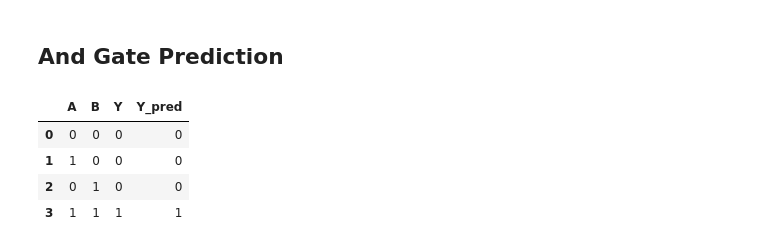
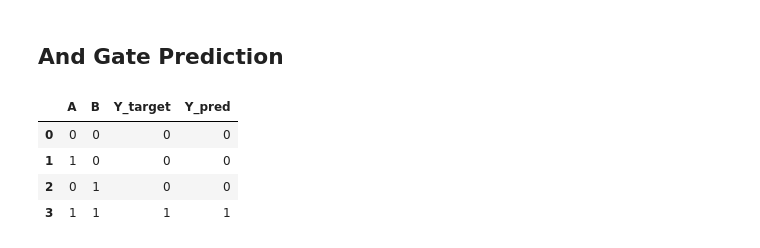
Before and after one commit to tiesen243/neural-network, a Jupyter notebook: perceptron.ipynb, the cells around one changed output. Drawn from its saved outputs; the diff is of its cells as text; code cells hidden in the pictures.

```diff
--- a/perceptron.ipynb
+++ b/perceptron.ipynb
@@ -117,7 +119,7 @@ pd.DataFrame(
 # %% [markdown]
 ## And Gate Prediction
 # %%
-p = Perceptron(learning_rate=0.01, n_iters=1000)
+p = Perceptron(learning_rate=0.01, n_iters=1000,act=step)
 # %%
 data = [[0,0,0],[0,1,0],[1,0,0],[1,1,1]]
 # %%
@@ -127,9 +129,9 @@ p.fit(ag[["B", "A"]].values, ag["Y"].values)
 # %%
 y_pred = np.round(p.predict(ag[["B", "A"]].values))
 # %%
-pd.DataFrame({"A": ag["A"], "B": ag["B"], "Y": ag["Y"], "Y_pred": y_pred})
+pd.DataFrame({"A": ag["A"], "B": ag["B"], "Y_target": ag["Y"], "Y_pred": y_pred})
 # %% [output]
-|  | A | B | Y | Y_pred |
+|  | A | B | Y_target | Y_pred |
 | 0 | 0 | 0 | 0 | 0 |
 | 1 | 1 | 0 | 0 | 0 |
 | 2 | 0 | 1 | 0 | 0 |
```
Also changed, not shown: parts of 1 cell of this notebook.
